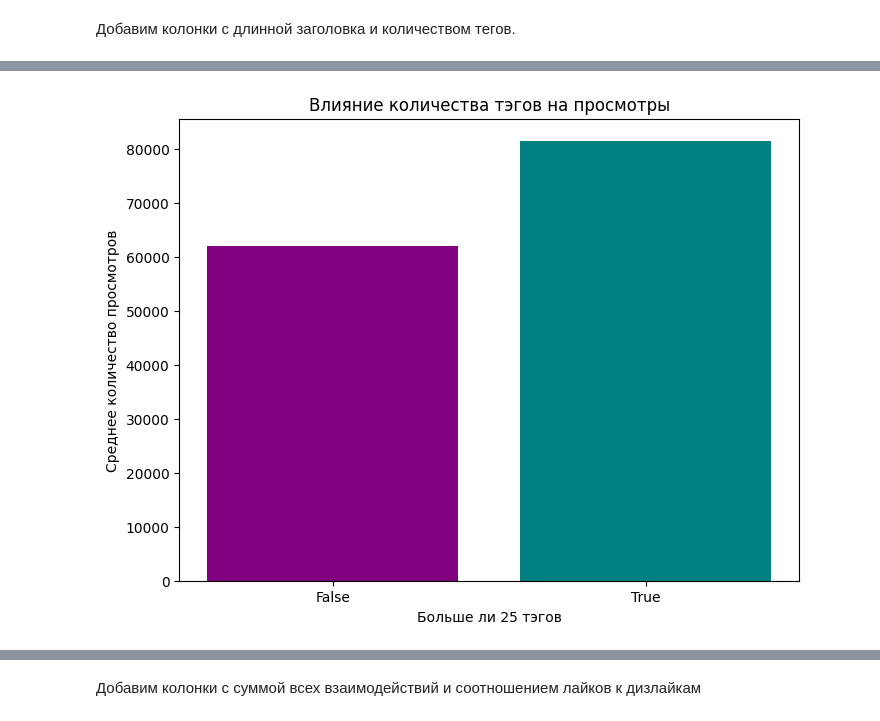
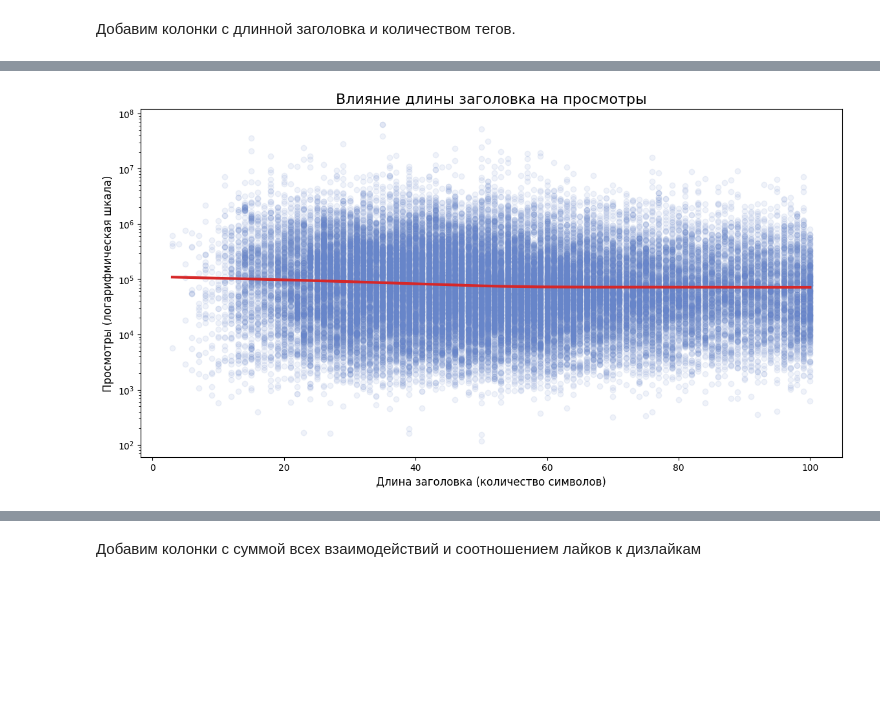
Before and after one commit to ChesanchesPt/Data-Science-proj, a Jupyter notebook: data-science-proj.ipynb, the cells around one changed output, grey strips where cells are left out. Cells and saved outputs as stored; diff of their text form; code cells hidden in the pictures; blank space fills up the shorter version.

```diff
--- a/data-science-proj.ipynb
+++ b/data-science-proj.ipynb
@@ -261,24 +269,3 @@ df['title_length'] = df['title'].apply(len)
 
 df['tags'] = df['tags'].apply(lambda x: '' if str(x).strip().lower() == '[none]' else x)
 df['tags_count'] = df['tags'].apply(lambda x: len(x.split('|')))
-# %%
-# Создаем признак длины заголовка (если еще не создан)
-df['title_length'] = df['title'].apply(len)
-
-# Разобьем длину заголовков на группы (бины) для наглядности
-df['title_len_bin'] = pd.cut(df['title_length'], bins=range(0, 111, 10), right=False)
-title_len_groups = df.groupby('title_len_bin')['views'].median().reset_index()
-
-plt.figure(figsize=(14, 7))
-sns.barplot(
-    data=title_len_groups,
-    x='title_len_bin',
-    y='views',
-    palette='coolwarm'
-)
-plt.title('Влияние длины заголовка на медианное количество просмотров', fontsize=15)
-plt.xlabel('Длина заголовка (количество символов)')
-plt.ylabel('Медианное количество просмотров')
-plt.xticks(rotation=45)
-plt.grid(axis='y', linestyle='--', alpha=0.7)
-plt.show()
@@ -287,16 +272,15 @@ plt.show()
-# %%
-df['many_tags'] = df['tags_count'] > 25
-tag_groups = df.groupby('many_tags')['views'].median().reset_index()
-
-plt.figure(figsize=(8, 6))
-plt.bar(
-    tag_groups['many_tags'].astype(str),
-    tag_groups['views'],
-    color=['purple', 'teal']
-)
-plt.xlabel('Больше ли 25 тэгов')
-plt.ylabel('Среднее количество просмотров')
-plt.title('Влияние количества тэгов на просмотры')
-plt.show()
-# %% [output]
-[figure, removed]
+# %%
+plt.figure(figsize=(14, 7))
+sns.regplot(
+    data=df, x='title_length', y='views',
+    scatter_kws={'alpha': 0.1, 'color': '#6785c9'},
+    line_kws={'color': '#d62728', 'linewidth': 3},
+    lowess=True # Построение сглаженной трендовой линии
+)
+plt.yscale('log')
+plt.title('Влияние длины заголовка на просмотры', fontsize=16)
+plt.xlabel('Длина заголовка (количество символов)', fontsize=12)
+plt.ylabel('Просмотры (логарифмическая шкала)', fontsize=12)
+plt.show()
+# %% [output]
+[figure, added]
```
Also changed, not shown: parts of 25 cells of this notebook.
